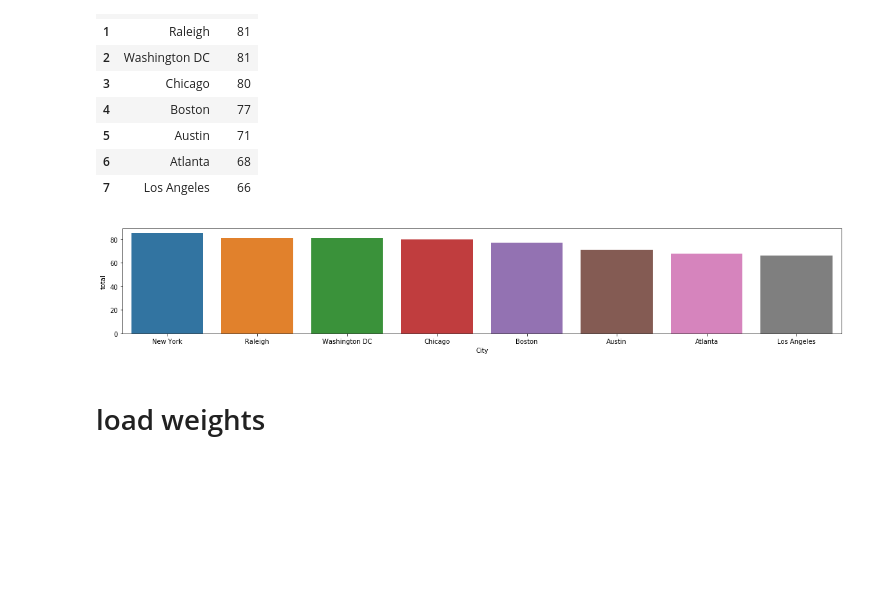
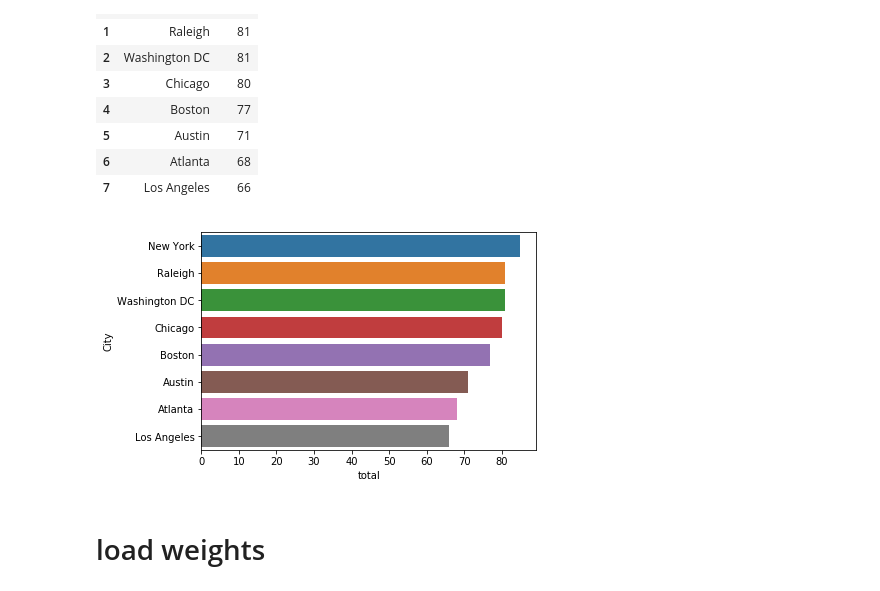
Before and after one commit to indranik/BC_Project1, a Jupyter notebook: Final Results/Combined_City_Ranking.ipynb, the cells around one changed output. Saved outputs shown, nothing was run; the diff lists cells and outputs as text; code cells hidden in the pictures; blank space fills up the shorter version.

```diff
--- a/Final Results/Combined_City_Ranking.ipynb
+++ b/Final Results/Combined_City_Ranking.ipynb
@@ -292,13 +292,13 @@ total
 | 7 | Los Angeles | 66 |
 # %%
 # plot the results
-plt.figure(figsize=(20,3))
-sns.barplot(x='City',y='total',data=total)
+#plt.figure(figsize=(20,3))
+sns.barplot(x='total',y='City',data=total)
 combined_ranking_visual = os.path.join("Plots","combined_total_ranking_visual.png")
-plt.savefig(combined_ranking_visual)
+plt.savefig(combined_ranking_visual,bbox_inches='tight')
 plt.show()
 # %% [output]
-[figure, old version]
+[figure, new version]
 # %% [markdown]
 # load weights
 # %%
```
Also changed, not shown: parts of 2 cells of this notebook, 3 other files.
